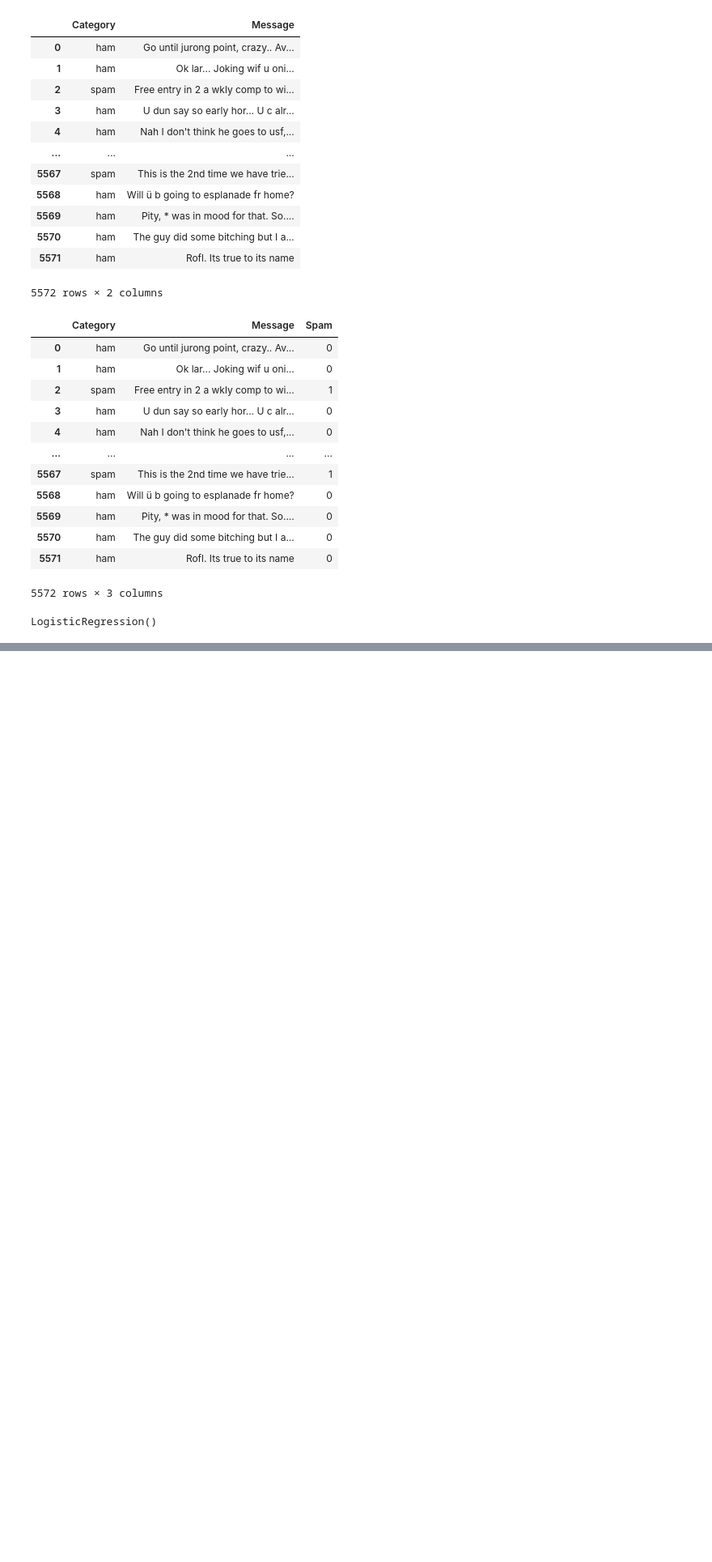
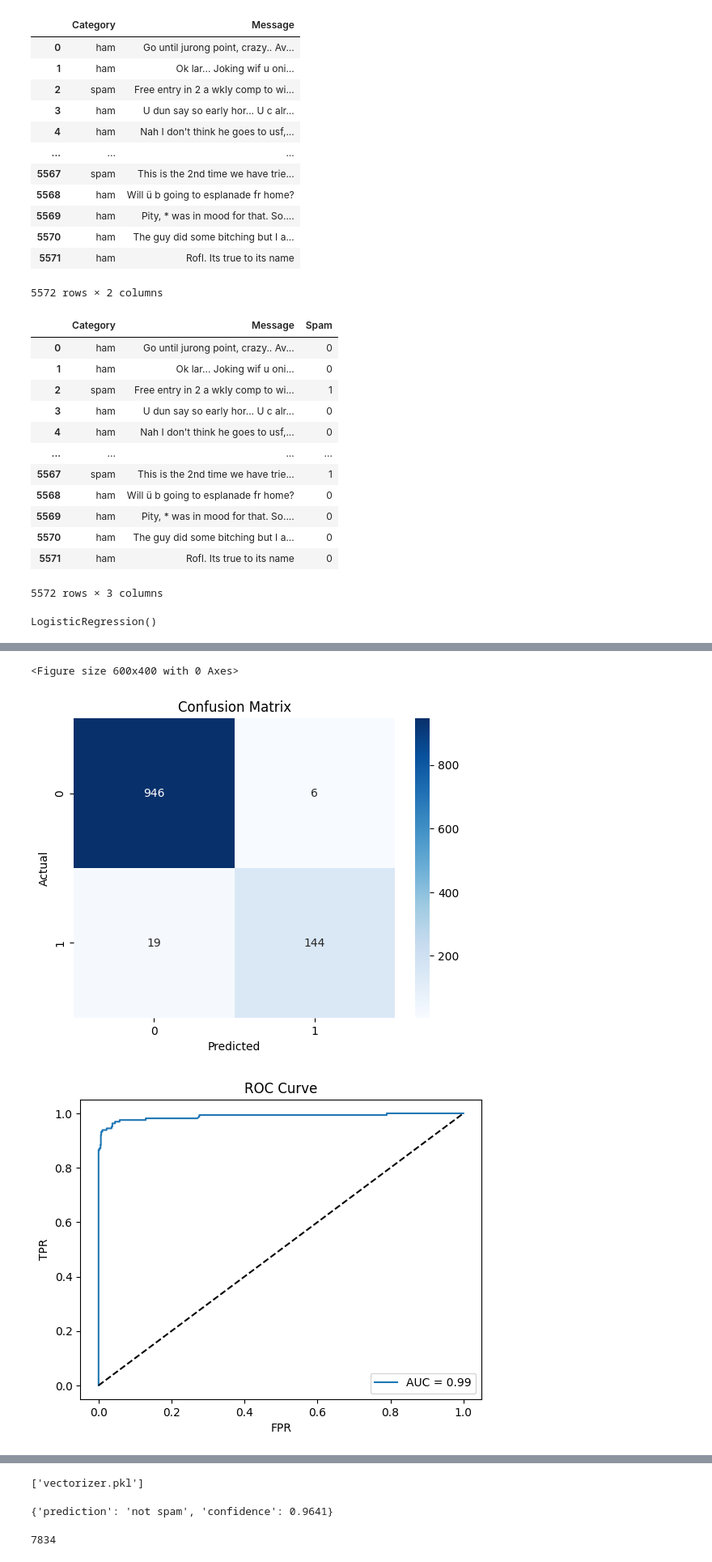
Before and after one commit to Lazare-Nogrette/spam-detector, a Jupyter notebook: model.ipynb, the cells around one changed output, grey strips where cells are left out. Shown at 81% size. Saved outputs shown, nothing was run; the diff lists cells and outputs as text; code cells hidden in the pictures; blank space fills up the shorter version.

```diff
--- a/model.ipynb
+++ b/model.ipynb
@@ -69,3 +77,33 @@ Confusion Matrix:
 # %%
 def test_model_exists():
     assert os.path.exists("model.pkl")
+# %%
+plt.figure(figsize=(6, 4))
+fig, ax = plt.subplots()
+sns.heatmap(cm, annot=True, fmt='d', cmap='Blues', ax=ax)
+ax.set_xlabel("Predicted")
+ax.set_ylabel("Actual")
+ax.set_title("Confusion Matrix")
+
+y_prob = model.predict_proba(X_test)[:, 1]
+
+fpr, tpr, _ = roc_curve(y_test, y_prob)
+roc_auc = auc(fpr, tpr)
+fig2, ax2 = plt.subplots()
+ax2.plot(fpr, tpr, label=f'AUC = {roc_auc:.2f}')
+ax2.plot([0, 1], [0, 1], 'k--')
+ax2.set_xlabel('FPR')
+ax2.set_ylabel('TPR')
+ax2.set_title('ROC Curve')
+ax2.legend()
+
+report = classification_report(y_test, y_pred, output_dict=True)
+
+fig3, ax3 = plt.subplots()
+sns.heatmap(pd.DataFrame(report).iloc[:-1, :].T, annot=True, cmap='YlGnBu', ax=ax3)
+plt.title("Classification Report")
+plt.show()
+# %% [output]
+<Figure size 600x400 with 0 Axes>
+[figure, added]
+[figure, added]
@@ -71,0 +122,9 @@ def test_model_exists():
+# %%
+joblib.dump(vectorizer, 'vectorizer.pkl')
+# %% [output]
+['vectorizer.pkl']
+# %%
+response = requests.post("http://127.0.0.1:8000/predict", json={"message": "This is a limited-time offer!"})
+print(response.json())
+# %% [output]
+{'prediction': 'not spam', 'confidence': 0.9641}
@@ -71,0 +141,4 @@ def test_model_exists():
+# %%
+vocab_size
+# %% [output]
+7834
```
Also changed, not shown: parts of 7 cells of this notebook, 3 other files.
